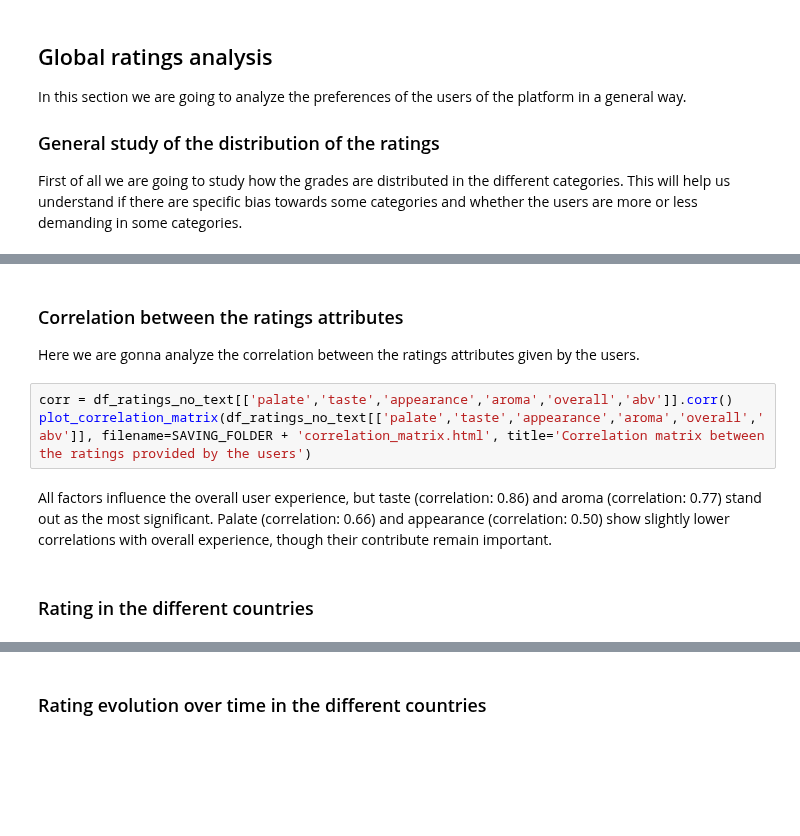
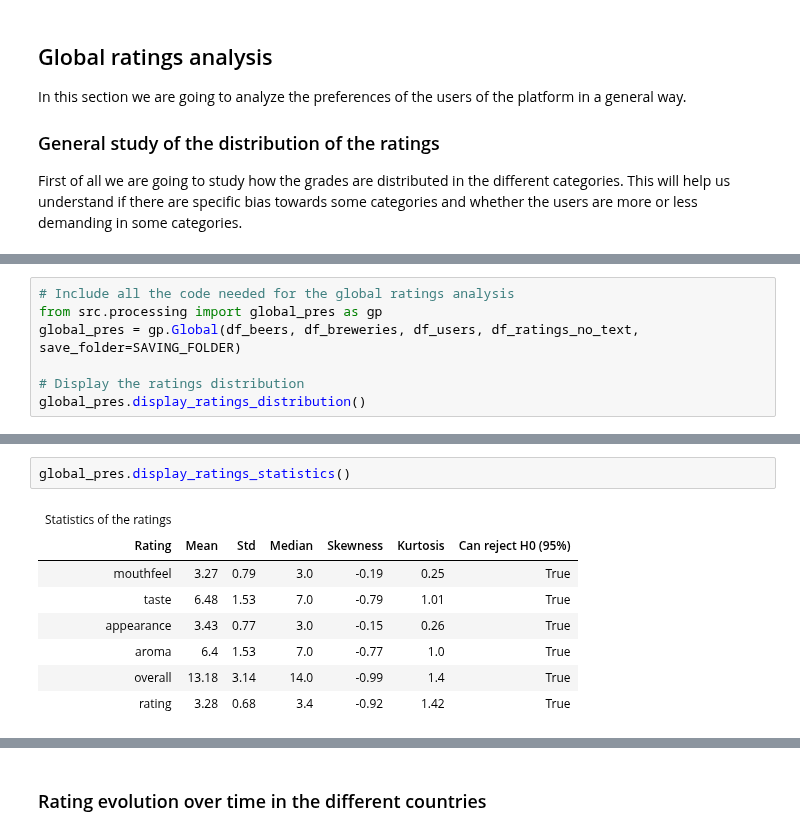
Before and after one commit to epfl-ada/ada-2024-project-sadamasochists, a Jupyter notebook: results.ipynb, the cells around one changed output, grey strips where cells are left out. Cells and saved outputs as stored; diff of their text form; blank space fills up the shorter version.

```diff
--- a/results.ipynb
+++ b/results.ipynb
@@ -253 +187,8 @@ fig.show()
+# %%
+# Include all the code needed for the global ratings analysis
+from src.processing import global_pres as gp
+global_pres = gp.Global(df_beers, df_breweries, df_users, df_ratings_no_text, save_folder=SAVING_FOLDER)
+
+# Display the ratings distribution
+global_pres.display_ratings_distribution()
 # %% [markdown]
@@ -299,10 +196,11 @@ We observe the following:
-# %% [markdown]
-### Correlation between the ratings attributes
-Here we are gonna analyze the correlation between the ratings attributes given by the users.
-# %%
-corr = df_ratings_no_text[['palate','taste','appearance','aroma','overall','abv']].corr()
-plot_correlation_matrix(df_ratings_no_text[['palate','taste','appearance','aroma','overall','abv']], filename=SAVING_FOLDER + 'correlation_matrix.html', title='Correlation matrix between the ratings provided by the users')
-# %% [markdown]
-All factors influence the overall user experience, but taste (correlation: 0.86) and aroma (correlation: 0.77) stand out as the most significant. Palate (correlation: 0.66) and appearance (correlation: 0.50) show slightly lower correlations with overall experience, though their contribute remain important.
-# %% [markdown]
-### Rating in the different countries
+# %%
+global_pres.display_ratings_statistics()
+# %% [output]
+| Statistics of the ratings |  |  |  |  |  |  |
+| Rating | Mean | Std | Median | Skewness | Kurtosis | Can reject H0 (95%) |
+| mouthfeel | 3.27 | 0.79 | 3.0 | -0.19 | 0.25 | True |
+| taste | 6.48 | 1.53 | 7.0 | -0.79 | 1.01 | True |
+| appearance | 3.43 | 0.77 | 3.0 | -0.15 | 0.26 | True |
+| aroma | 6.4 | 1.53 | 7.0 | -0.77 | 1.0 | True |
+| overall | 13.18 | 3.14 | 14.0 | -0.99 | 1.4 | True |
+| rating | 3.28 | 0.68 | 3.4 | -0.92 | 1.42 | True |
```
Also changed, not shown: parts of 56 cells of this notebook, 34 other files.
